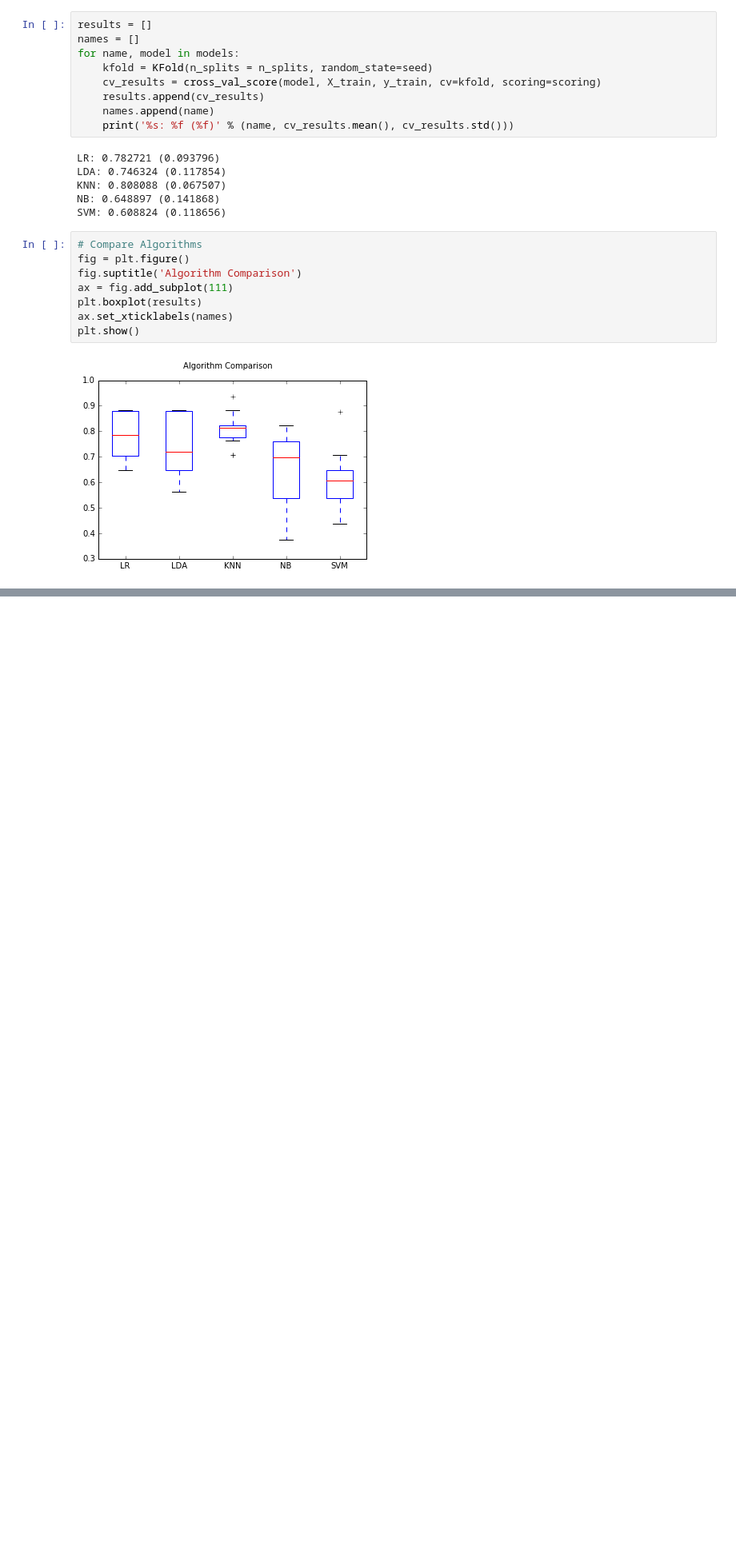
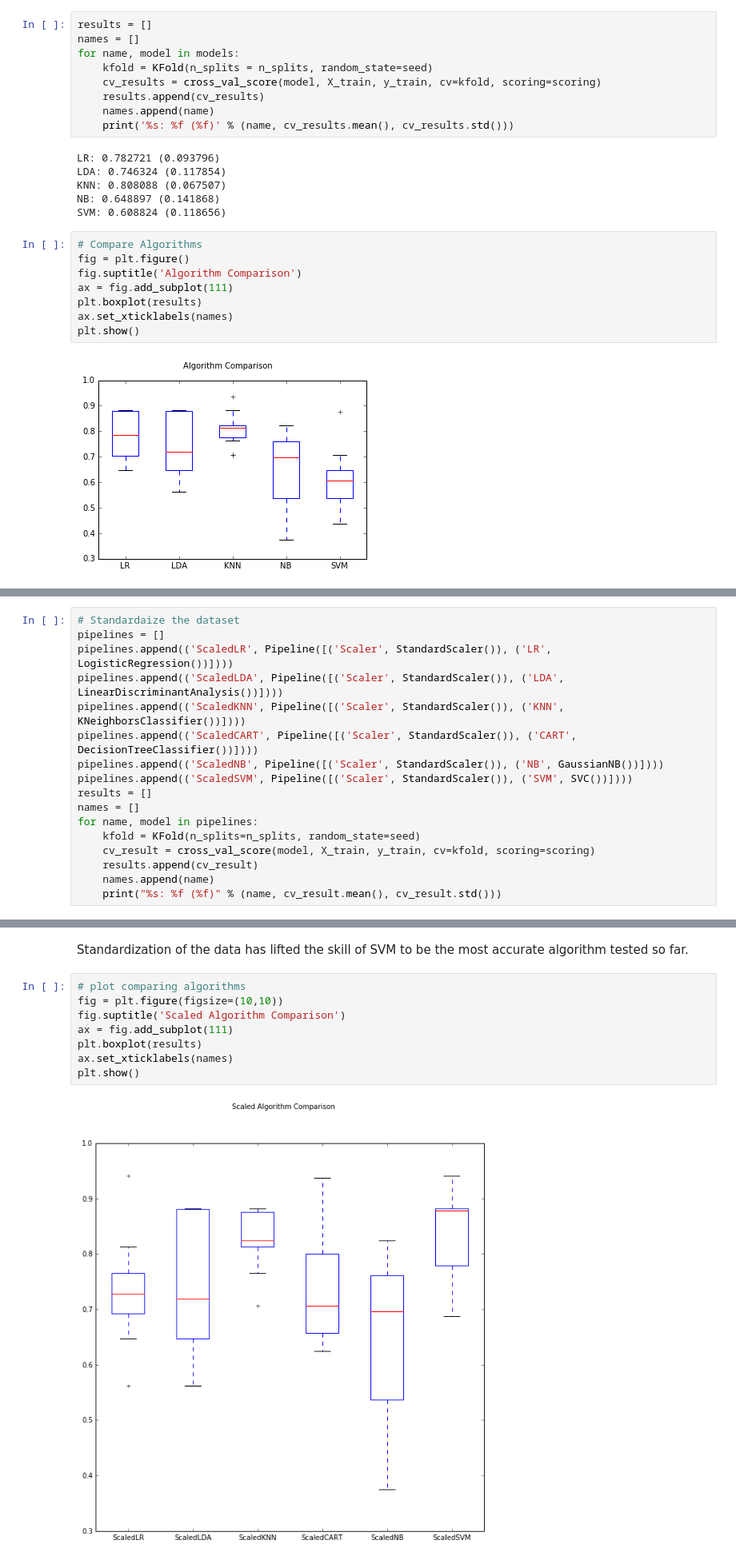
Before and after one commit to shintotm/Kaggle, a Jupyter notebook: SonarBinaryClass/python/SonarMinesVsRocks.ipynb, the cells around one changed output, grey strips where cells are left out. Shown at 80% size. Drawn from its saved outputs; the diff is of its cells as text; blank space fills up the shorter version.

Commit message:
Evaluate Algorithms: Standardize Data

```diff
--- a/SonarBinaryClass/python/SonarMinesVsRocks.ipynb
+++ b/SonarBinaryClass/python/SonarMinesVsRocks.ipynb
@@ -189,0 +192,17 @@ plt.show()
+# %%
+# Standardaize the dataset
+pipelines = []
+pipelines.append(('ScaledLR', Pipeline([('Scaler', StandardScaler()), ('LR', LogisticRegression())])))
+pipelines.append(('ScaledLDA', Pipeline([('Scaler', StandardScaler()), ('LDA', LinearDiscriminantAnalysis())])))
+pipelines.append(('ScaledKNN', Pipeline([('Scaler', StandardScaler()), ('KNN', KNeighborsClassifier())])))
+pipelines.append(('ScaledCART', Pipeline([('Scaler', StandardScaler()), ('CART', DecisionTreeClassifier())])))
+pipelines.append(('ScaledNB', Pipeline([('Scaler', StandardScaler()), ('NB', GaussianNB())])))
+pipelines.append(('ScaledSVM', Pipeline([('Scaler', StandardScaler()), ('SVM', SVC())])))
+results = []
+names = []
+for name, model in pipelines:
+    kfold = KFold(n_splits=n_splits, random_state=seed)
+    cv_result = cross_val_score(model, X_train, y_train, cv=kfold, scoring=scoring)
+    results.append(cv_result)
+    names.append(name)
+    print("%s: %f (%f)" % (name, cv_result.mean(), cv_result.std()))
@@ -189,0 +216,12 @@ plt.show()
+# %% [markdown]
+Standardization of the data has lifted the skill of SVM to be the most accurate algorithm tested so far.
+# %%
+# plot comparing algorithms
+fig = plt.figure(figsize=(10,10))
+fig.suptitle('Scaled Algorithm Comparison')
+ax = fig.add_subplot(111)
+plt.boxplot(results)
+ax.set_xticklabels(names)
+plt.show()
+# %% [output]
+[figure, added]
```
Also changed, not shown: parts of 2 cells of this notebook.
